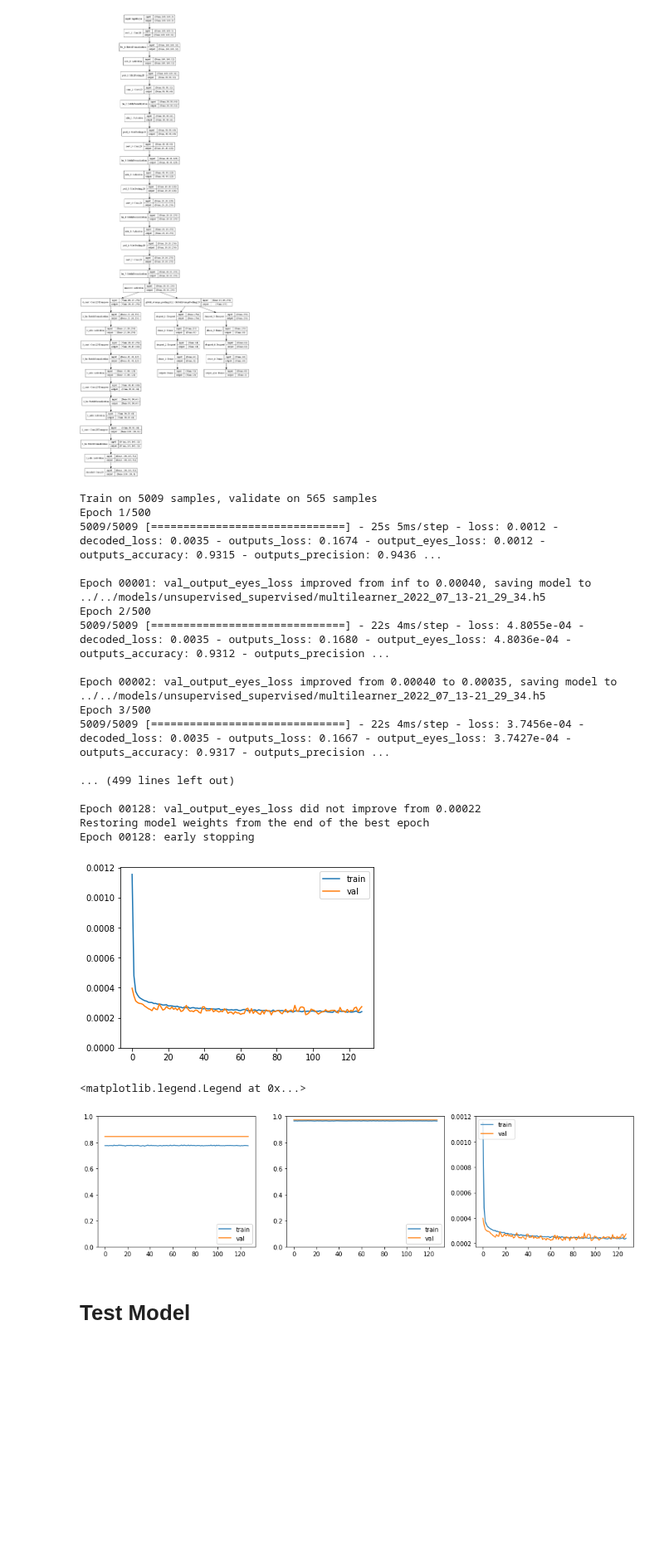
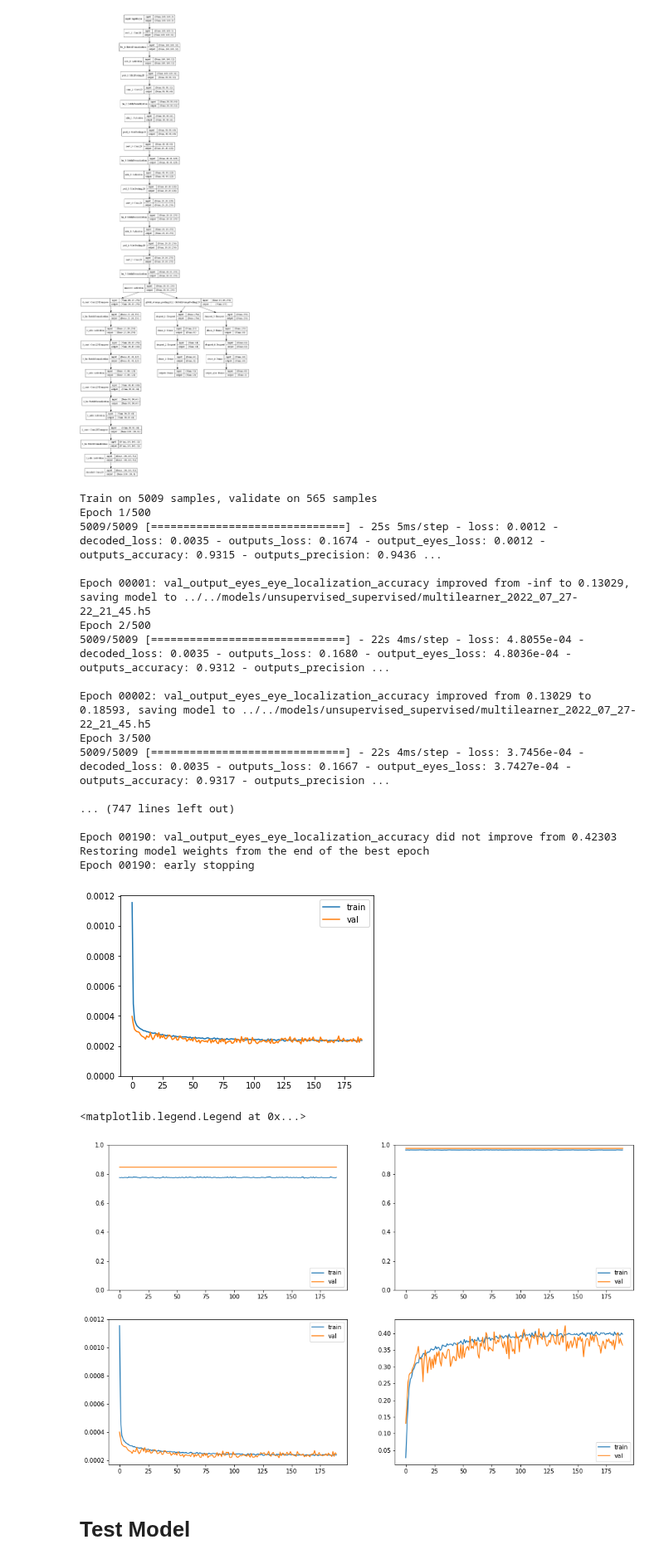
Before and after one commit to arnaldog12/icaonet, a Jupyter notebook: notebooks/supervised_unsupervised/Multilearning-Finetune.ipynb, the cells around one changed output. Shown at 83% size. Drawn from its saved outputs; the diff is of its cells as text; code cells hidden in the pictures; blank space fills up the shorter version.

Commit message:
🏷️submit v0.9.12 to FVC
early stop by eye_location_accuracy

```diff
--- a/notebooks/supervised_unsupervised/Multilearning-Finetune.ipynb
+++ b/notebooks/supervised_unsupervised/Multilearning-Finetune.ipynb
@@ -248,16 +249,16 @@ loss_weights = {
 
 metrics = {
     "outputs": ["accuracy", precision, recall, f1, fbeta, specificity, npv, mcc],
-    "output_eyes": ["mae", "mse"]
+    "output_eyes": ["mae", "mse", eye_localization_accuracy]
 }
-METRIC_TO_MONITOR = "val_output_eyes_loss"
+METRIC_TO_MONITOR = "val_output_eyes_eye_localization_accuracy"
 
 model.compile(optimizer='adam', loss=losses, loss_weights=loss_weights, metrics=metrics)
 
 FILE_MODEL = FOLDER_MODELS + timestamp_model_name(prefix="multilearner_")
 list_callbacks = [
-    ModelCheckpoint(FILE_MODEL, monitor=METRIC_TO_MONITOR, mode="min", verbose=1, save_best_only=True),
-    EarlyStopping(monitor=METRIC_TO_MONITOR, mode="min", patience=50, verbose=1, restore_best_weights=True)
+    ModelCheckpoint(FILE_MODEL, monitor=METRIC_TO_MONITOR, mode="max", verbose=1, save_best_only=True),
+    EarlyStopping(monitor=METRIC_TO_MONITOR, mode="max", patience=50, verbose=1, restore_best_weights=True)
 ]
 
 outputs_train = {
@@ -287,43 +288,48 @@ Train on 5009 samples, validate on 565 samples
 Epoch 1/500
 5009/5009 [==============================] - 25s 5ms/step - loss: 0.0012 - decoded_loss: 0.0035 - outputs_loss: 0.1674 - output_eyes_loss: 0.0012 - outputs_accuracy: 0.9315 - outputs_precision: 0.9436 ...
 
-Epoch 00001: val_output_eyes_loss improved from inf to 0.00040, saving model to ../../models/unsupervised_supervised/multilearner_2022_07_13-21_29_34.h5
+Epoch 00001: val_output_eyes_eye_localization_accuracy improved from -inf to 0.13029, saving model to ../../models/unsupervised_supervised/multilearner_2022_07_27-22_21_45.h5
 Epoch 2/500
 5009/5009 [==============================] - 22s 4ms/step - loss: 4.8055e-04 - decoded_loss: 0.0035 - outputs_loss: 0.1680 - output_eyes_loss: 4.8036e-04 - outputs_accuracy: 0.9312 - outputs_precision ...
 
-Epoch 00002: val_output_eyes_loss improved from 0.00040 to 0.00035, saving model to ../../models/unsupervised_supervised/multilearner_2022_07_13-21_29_34.h5
+Epoch 00002: val_output_eyes_eye_localization_accuracy improved from 0.13029 to 0.18593, saving model to ../../models/unsupervised_supervised/multilearner_2022_07_27-22_21_45.h5
 Epoch 3/500
 5009/5009 [==============================] - 22s 4ms/step - loss: 3.7456e-04 - decoded_loss: 0.0035 - outputs_loss: 0.1667 - output_eyes_loss: 3.7427e-04 - outputs_accuracy: 0.9317 - outputs_precision ...
 
-... (499 lines left out)
+... (747 lines left out)
 
-Epoch 00128: val_output_eyes_loss did not improve from 0.00022
+Epoch 00190: val_output_eyes_eye_localization_accuracy did not improve from 0.42303
 Restoring model weights from the end of the best epoch
-Epoch 00128: early stopping
+Epoch 00190: early stopping
-[figure, old version]
+[figure, new version]
 # %%
 history = hist.history
 
-plt.figure(figsize=(16, 4))
-plt.subplot(1, 3, 1)
+plt.figure(figsize=(16, 10))
+plt.subplot(2, 2, 1)
 plt.plot(history['outputs_matthews_correlation_coefficient'], label='train')
 plt.plot(history['val_outputs_matthews_correlation_coefficient'], label='val')
 plt.ylim(0, 1)
 plt.legend(loc='lower right')
 
-plt.subplot(1, 3, 2)
+plt.subplot(2, 2, 2)
 plt.plot(history['outputs_fbeta'], label='train')
 plt.plot(history['val_outputs_fbeta'], label='val')
 plt.ylim(0, 1)
 plt.legend(loc='lower right')
 
-plt.subplot(1, 3, 3)
+plt.subplot(2, 2, 3)
 plt.plot(history['output_eyes_loss'], label='train')
 plt.plot(history['val_output_eyes_loss'], label='val')
-plt.legend(loc='upper left')
+plt.legend(loc='upper right')
+
+plt.subplot(2, 2, 4)
+plt.plot(history['output_eyes_eye_localization_accuracy'], label='train')
+plt.plot(history['val_output_eyes_eye_localization_accuracy'], label='val')
+plt.legend(loc='lower right')
 # %% [output]
 <matplotlib.legend.Legend at 0x...>
-[figure, old version]
+[figure, new version]
 # %% [markdown]
 # Test Model
 # %%
```
Also changed, not shown: parts of 4 cells of this notebook, 3 other files.
